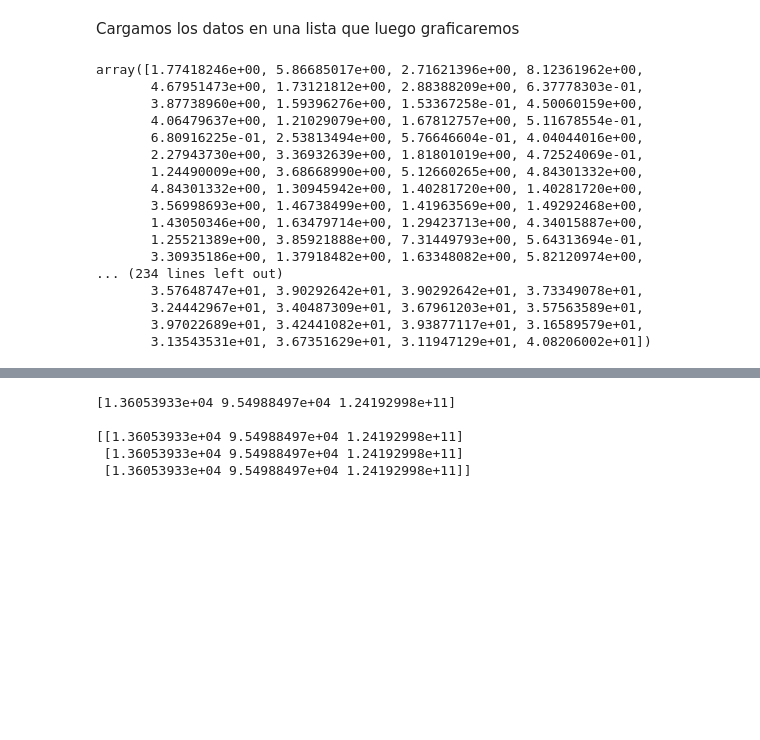
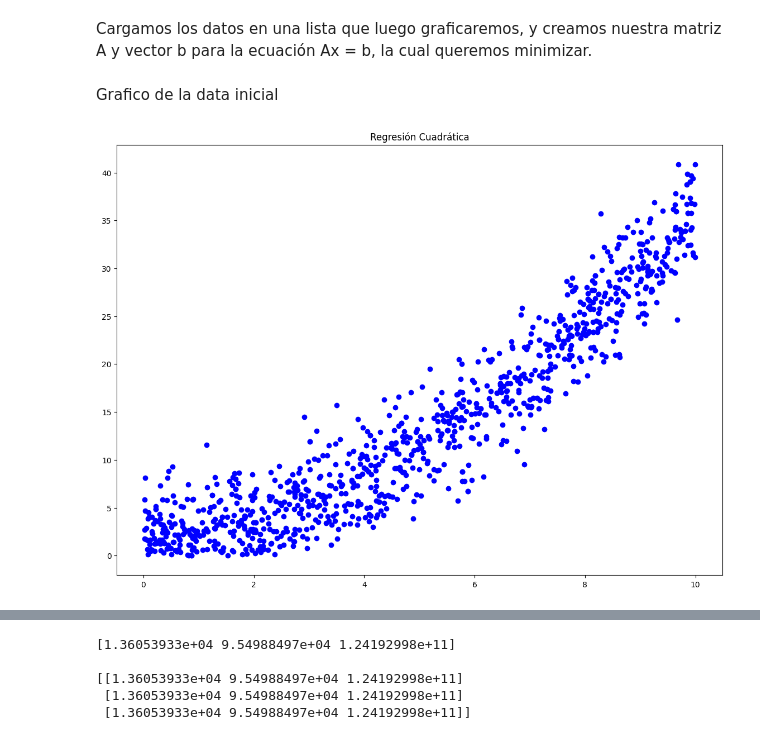
Before and after one commit to edupavez/Tarea_comp, a Jupyter notebook: P1.ipynb, the cells around one changed output, grey strips where cells are left out. Saved outputs shown, nothing was run; the diff lists cells and outputs as text; code cells hidden in the pictures; blank space fills up the shorter version.

```diff
--- a/P1.ipynb
+++ b/P1.ipynb
@@ -2,7 +2,7 @@
 from matplotlib import pyplot as pyp
 import numpy as np
 # %% [markdown]
-Cargamos los datos en una lista que luego graficaremos
+Cargamos los datos en una lista que luego graficaremos, y creamos nuestra matriz A y vector b para la ecuación Ax = b, la cual queremos minimizar.
 # %%
 vectores = list()
 ruta = "P1grupo_8.csv"
@@ -16,33 +16,31 @@ with open(ruta, "r") as archivo:
         vectores.append((x,y))
 
 A = []
-B = []
+b = []
 for vector in vectores:
     x = vector[0]
     X_n = [x ** 2, x, 1]
     A.append(X_n)
 
     Y_n = vector[1]
-    B.append(Y_n)
+    b.append(Y_n)
 
 A = np.array(A) #Matriz 1000*2
-B = np.array(B) #vector largo 1000
-B
+b = np.array(b) #vector largo 1000
-# %% [output]
-array([1.77418246e+00, 5.86685017e+00, 2.71621396e+00, 8.12361962e+00,
-       4.67951473e+00, 1.73121812e+00, 2.88388209e+00, 6.37778303e-01,
-       3.87738960e+00, 1.59396276e+00, 1.53367258e-01, 4.50060159e+00,
-       4.06479637e+00, 1.21029079e+00, 1.67812757e+00, 5.11678554e-01,
-       6.80916225e-01, 2.53813494e+00, 5.76646604e-01, 4.04044016e+00,
-       2.27943730e+00, 3.36932639e+00, 1.81801019e+00, 4.72524069e-01,
-       1.24490009e+00, 3.68668990e+00, 5.12660265e+00, 4.84301332e+00,
-       4.84301332e+00, 1.30945942e+00, 1.40281720e+00, 1.40281720e+00,
-       3.56998693e+00, 1.46738499e+00, 1.41963569e+00, 1.49292468e+00,
-       1.43050346e+00, 1.63479714e+00, 1.29423713e+00, 4.34015887e+00,
-       1.25521389e+00, 3.85921888e+00, 7.31449793e+00, 5.64313694e-01,
-       3.30935186e+00, 1.37918482e+00, 1.63348082e+00, 5.82120974e+00,
-... (234 lines left out)
-       3.57648747e+01, 3.90292642e+01, 3.90292642e+01, 3.73349078e+01,
-       3.24442967e+01, 3.40487309e+01, 3.67961203e+01, 3.57563589e+01,
-       3.97022689e+01, 3.42441082e+01, 3.93877117e+01, 3.16589579e+01,
-       3.13543531e+01, 3.67351629e+01, 3.11947129e+01, 4.08206002e+01])
+# %% [markdown]
+Grafico de la data inicial
+# %%
+# f_x = np.linspace(0, 10, 100): graficaremos la función para valores de x entre 0 y 10.
+# f_y = (f_x * B_2) ** 2 + (f_x * B_1) + B_0, con (B_2, B_1, B_0) = X_a a calcular.
+
+fig, ax = pyp.subplots(1, 1, figsize = (14, 10))
+ax.set_title("Regresión Cuadrática")
+
+for vector in vectores:
+    x = vector[0]
+    y = vector[1]
+    ax.scatter(x, y, marker = "o", color = "blue")
+
+# ax.plot(f_x, f_y, 'r' ): con esto ploteamos la función cuando tengamos los coeficientes.
+# %% [output]
+[figure, added]
```
Also changed, not shown: parts of 6 cells of this notebook.
